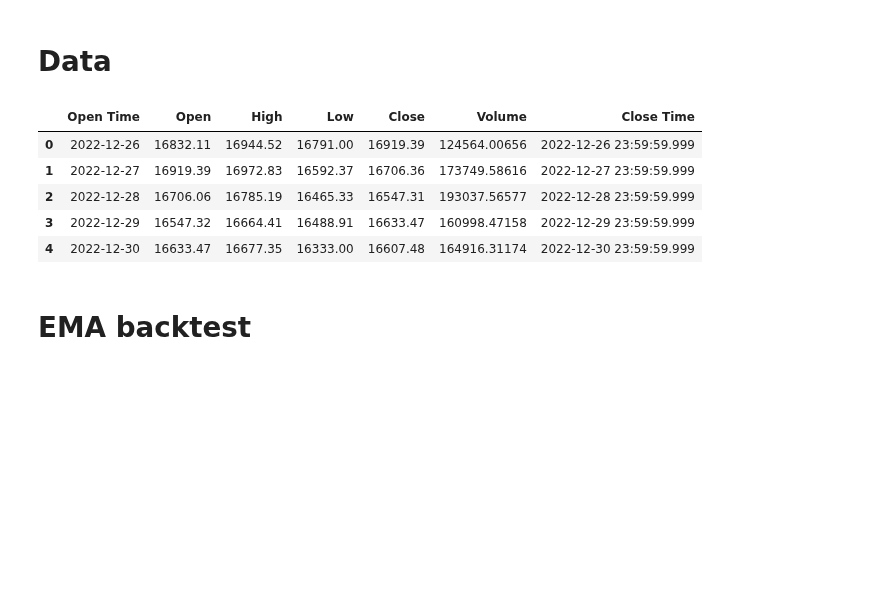
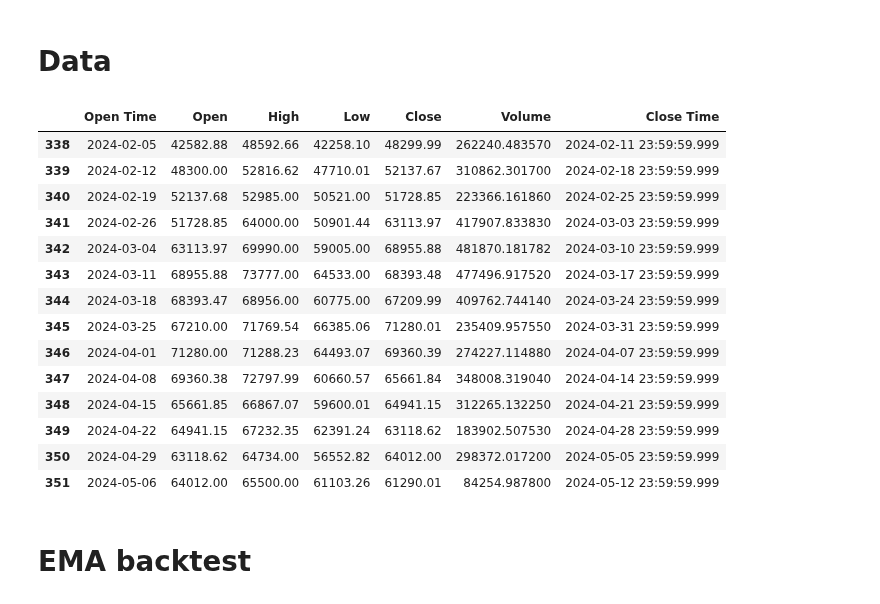
Before and after one commit to Romathonat/MTAL, a Jupyter notebook: notebooks/backtest.ipynb, the cells around one changed output. Cells and saved outputs as stored; diff of their text form; code cells hidden in the pictures; blank space fills up the shorter version.

```diff
--- a/notebooks/backtest.ipynb
+++ b/notebooks/backtest.ipynb
@@ -3,19 +3,28 @@
 # %%
 from src.mtal.data_collect import get_pair_df
 from src.mtal.data_collect import get_spot_pairs
 
 cryptos = get_spot_pairs()
 
 # df = get_pair_df(pair="BTCUSDT")
-df = get_pair_df(pair="BTCUSDT", limit=500, frequency="1d")
-df.head()
+df = get_pair_df(pair="BTCUSDT", limit=500, frequency="1w")
+df.tail(14)
 # %% [output]
 |  | Open Time | Open | High | Low | Close | Volume | Close Time |
-| 0 | 2022-12-26 | 16832.11 | 16944.52 | 16791.00 | 16919.39 | 124564.00656 | 2022-12-26 23:59:59.999 |
-| 1 | 2022-12-27 | 16919.39 | 16972.83 | 16592.37 | 16706.36 | 173749.58616 | 2022-12-27 23:59:59.999 |
-| 2 | 2022-12-28 | 16706.06 | 16785.19 | 16465.33 | 16547.31 | 193037.56577 | 2022-12-28 23:59:59.999 |
-| 3 | 2022-12-29 | 16547.32 | 16664.41 | 16488.91 | 16633.47 | 160998.47158 | 2022-12-29 23:59:59.999 |
-| 4 | 2022-12-30 | 16633.47 | 16677.35 | 16333.00 | 16607.48 | 164916.31174 | 2022-12-30 23:59:59.999 |
+| 338 | 2024-02-05 | 42582.88 | 48592.66 | 42258.10 | 48299.99 | 262240.483570 | 2024-02-11 23:59:59.999 |
+| 339 | 2024-02-12 | 48300.00 | 52816.62 | 47710.01 | 52137.67 | 310862.301700 | 2024-02-18 23:59:59.999 |
+| 340 | 2024-02-19 | 52137.68 | 52985.00 | 50521.00 | 51728.85 | 223366.161860 | 2024-02-25 23:59:59.999 |
+| 341 | 2024-02-26 | 51728.85 | 64000.00 | 50901.44 | 63113.97 | 417907.833830 | 2024-03-03 23:59:59.999 |
+| 342 | 2024-03-04 | 63113.97 | 69990.00 | 59005.00 | 68955.88 | 481870.181782 | 2024-03-10 23:59:59.999 |
+| 343 | 2024-03-11 | 68955.88 | 73777.00 | 64533.00 | 68393.48 | 477496.917520 | 2024-03-17 23:59:59.999 |
+| 344 | 2024-03-18 | 68393.47 | 68956.00 | 60775.00 | 67209.99 | 409762.744140 | 2024-03-24 23:59:59.999 |
+| 345 | 2024-03-25 | 67210.00 | 71769.54 | 66385.06 | 71280.01 | 235409.957550 | 2024-03-31 23:59:59.999 |
+| 346 | 2024-04-01 | 71280.00 | 71288.23 | 64493.07 | 69360.39 | 274227.114880 | 2024-04-07 23:59:59.999 |
+| 347 | 2024-04-08 | 69360.38 | 72797.99 | 60660.57 | 65661.84 | 348008.319040 | 2024-04-14 23:59:59.999 |
+| 348 | 2024-04-15 | 65661.85 | 66867.07 | 59600.01 | 64941.15 | 312265.132250 | 2024-04-21 23:59:59.999 |
+| 349 | 2024-04-22 | 64941.15 | 67232.35 | 62391.24 | 63118.62 | 183902.507530 | 2024-04-28 23:59:59.999 |
+| 350 | 2024-04-29 | 63118.62 | 64734.00 | 56552.82 | 64012.00 | 298372.017200 | 2024-05-05 23:59:59.999 |
+| 351 | 2024-05-06 | 64012.00 | 65500.00 | 61103.26 | 61290.01 | 84254.987800 | 2024-05-12 23:59:59.999 |
 # %% [markdown]
 # EMA backtest
 # %%
```
Also changed, not shown: 2 other files.
